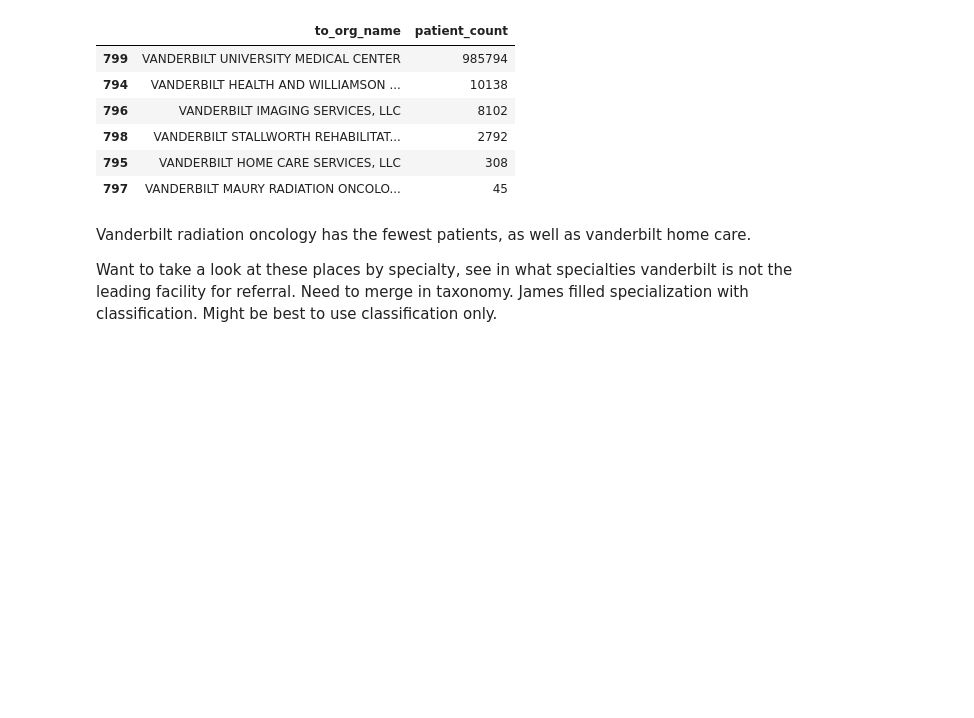
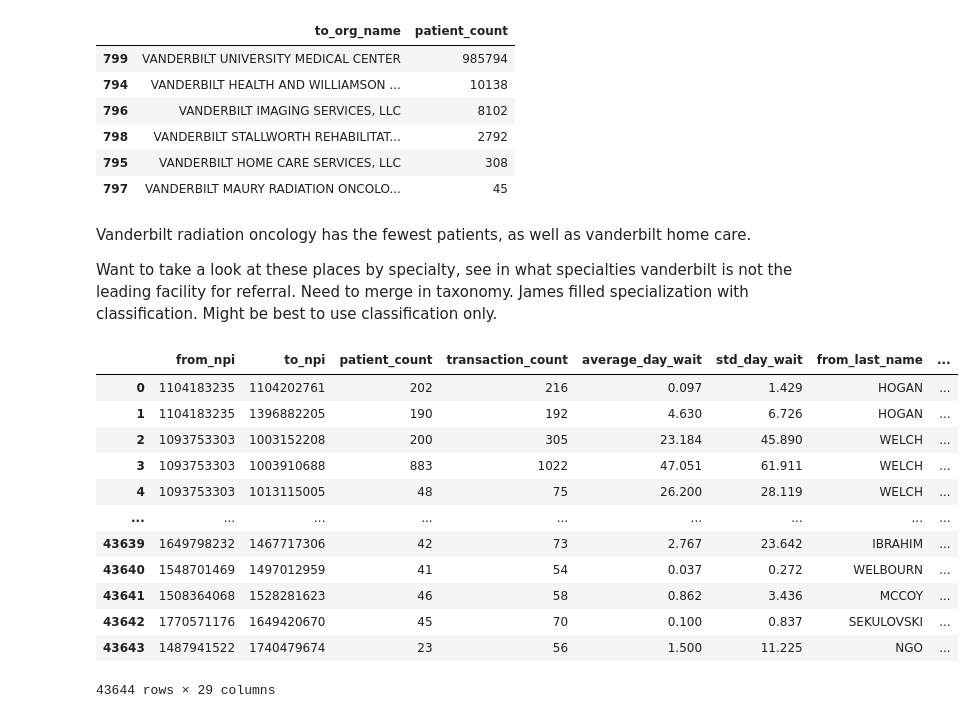
Before and after one commit to nss-data-science-cohort-5/hop_team-hot_pretzels, a Jupyter notebook: hop_teaming_analysis.ipynb, the cells around one changed output. Drawn from its saved outputs; the diff is of its cells as text; code cells hidden in the pictures; blank space fills up the shorter version.

```diff
--- a/hop_teaming_analysis.ipynb
+++ b/hop_teaming_analysis.ipynb
@@ -415,3 +417,26 @@ Want to take a look at these places by specialty, see in what specialties vander
 # %%
 #James code for taxonomy classifications
 #2nucc_sqlite['specialization'] = nucc_sqlite['specialization'].fillna(nucc_sqlite['classification'])
+# %%
+tax_hop_tn = pd.merge(hop_teaming_tn,
+                      taxonomy_dict[['Code','Classification','Specialization']].rename(columns={'Code':'from_taxonomy_code',
+                                                                          'Classification':'from_classification',
+                                                                          'Specialization':'from_specilization'}),
+                      how = 'left',
+                      on = 'from_taxonomy_code')
+# %%
+tax_hop_tn
+# %% [output]
+|  | from_npi | to_npi | patient_count | transaction_count | average_day_wait | std_day_wait | from_last_name | ... |
+| 0 | 1104183235 | 1104202761 | 202 | 216 | 0.097 | 1.429 | HOGAN | ... |
+| 1 | 1104183235 | 1396882205 | 190 | 192 | 4.630 | 6.726 | HOGAN | ... |
+| 2 | 1093753303 | 1003152208 | 200 | 305 | 23.184 | 45.890 | WELCH | ... |
+| 3 | 1093753303 | 1003910688 | 883 | 1022 | 47.051 | 61.911 | WELCH | ... |
+| 4 | 1093753303 | 1013115005 | 48 | 75 | 26.200 | 28.119 | WELCH | ... |
+| ... | ... | ... | ... | ... | ... | ... | ... | ... |
+| 43639 | 1649798232 | 1467717306 | 42 | 73 | 2.767 | 23.642 | IBRAHIM | ... |
+| 43640 | 1548701469 | 1497012959 | 41 | 54 | 0.037 | 0.272 | WELBOURN | ... |
+| 43641 | 1508364068 | 1528281623 | 46 | 58 | 0.862 | 3.436 | MCCOY | ... |
+| 43642 | 1770571176 | 1649420670 | 45 | 70 | 0.100 | 0.837 | SEKULOVSKI | ... |
+| 43643 | 1487941522 | 1740479674 | 23 | 56 | 1.500 | 11.225 | NGO | ... |
+43644 rows × 29 columns
```
Also changed, not shown: parts of 46 cells of this notebook.
